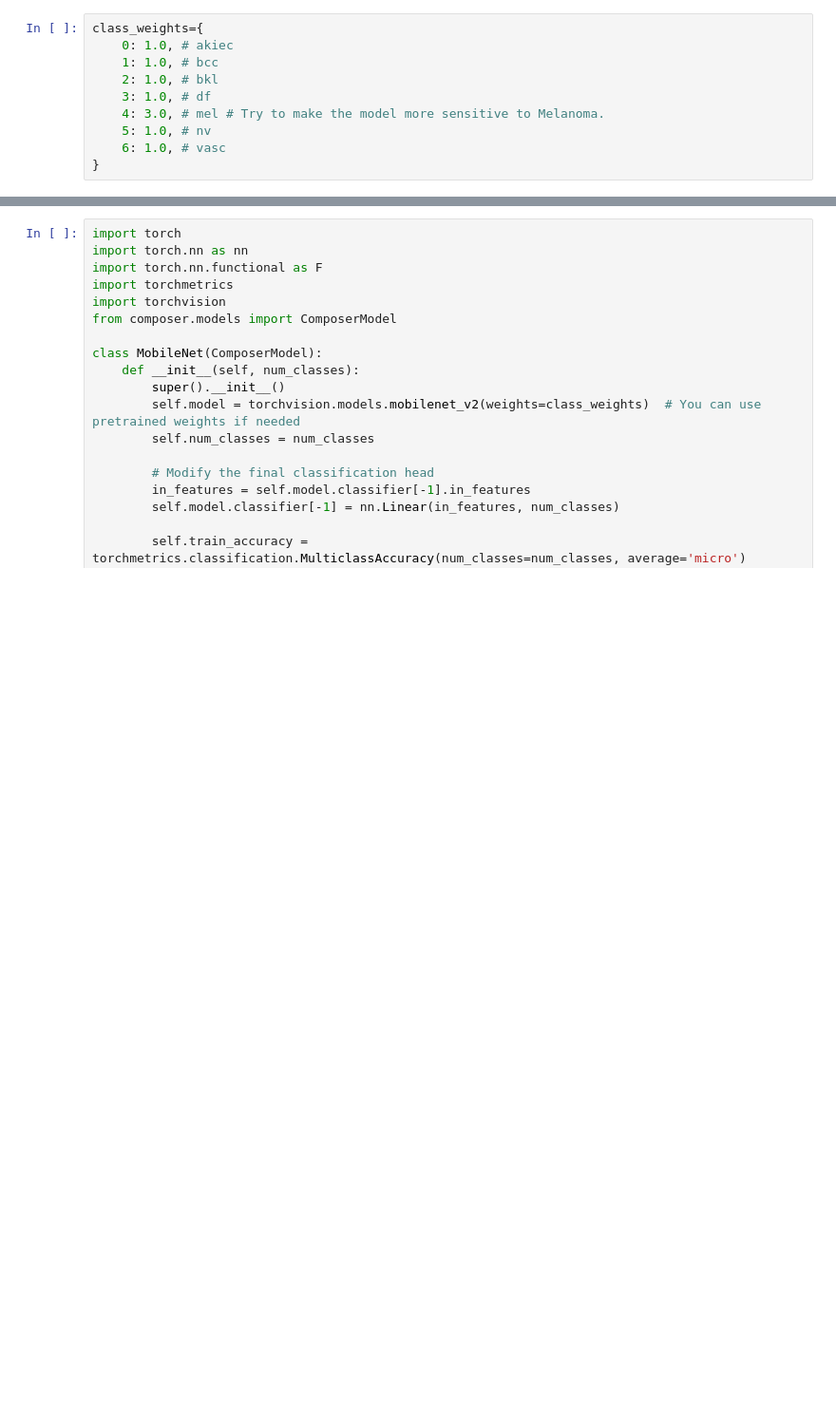
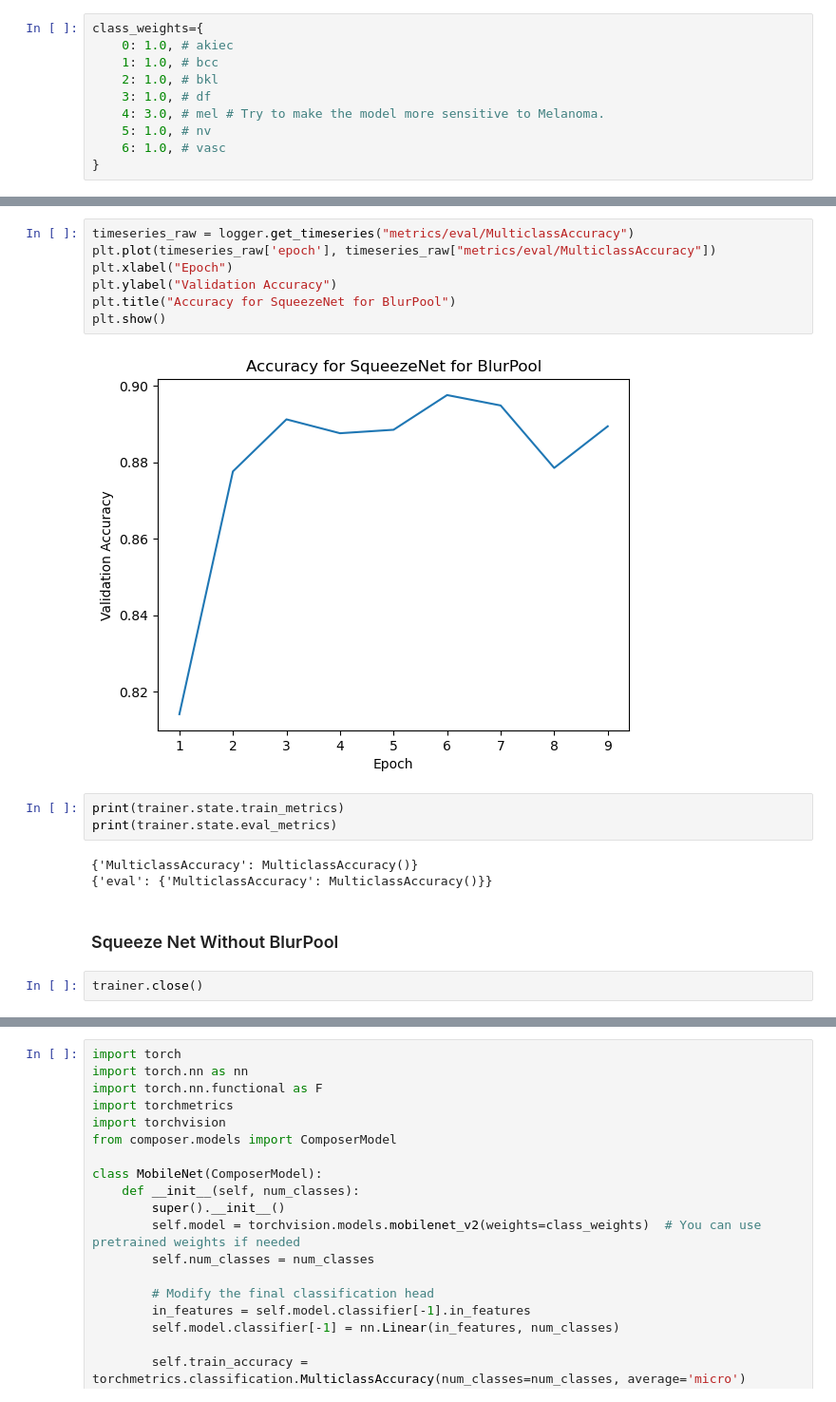
Before and after one commit to satyaram413/mosaic-ml-medical-analysis, a Jupyter notebook: mosaic-ml-melanoma-detection.ipynb, the cells around one changed output, grey strips where cells are left out. Shown at 95% size. Saved outputs shown, nothing was run; the diff lists cells and outputs as text; blank space fills up the shorter version.

```diff
--- a/mosaic-ml-melanoma-detection.ipynb
+++ b/mosaic-ml-melanoma-detection.ipynb
@@ -1721,0 +1807,19 @@ class_weights={
+# %%
+timeseries_raw = logger.get_timeseries("metrics/eval/MulticlassAccuracy")
+plt.plot(timeseries_raw['epoch'], timeseries_raw["metrics/eval/MulticlassAccuracy"])
+plt.xlabel("Epoch")
+plt.ylabel("Validation Accuracy")
+plt.title("Accuracy for SqueezeNet for BlurPool")
+plt.show()
+# %% [output]
+[figure, added]
+# %%
+print(trainer.state.train_metrics)
+print(trainer.state.eval_metrics)
+# %% [output]
+{'MulticlassAccuracy': MulticlassAccuracy()}
+{'eval': {'MulticlassAccuracy': MulticlassAccuracy()}}
+# %% [markdown]
+### Squeeze Net Without BlurPool
+# %%
+trainer.close()
```
Also changed, not shown: parts of 39 cells of this notebook, 3 other files.
